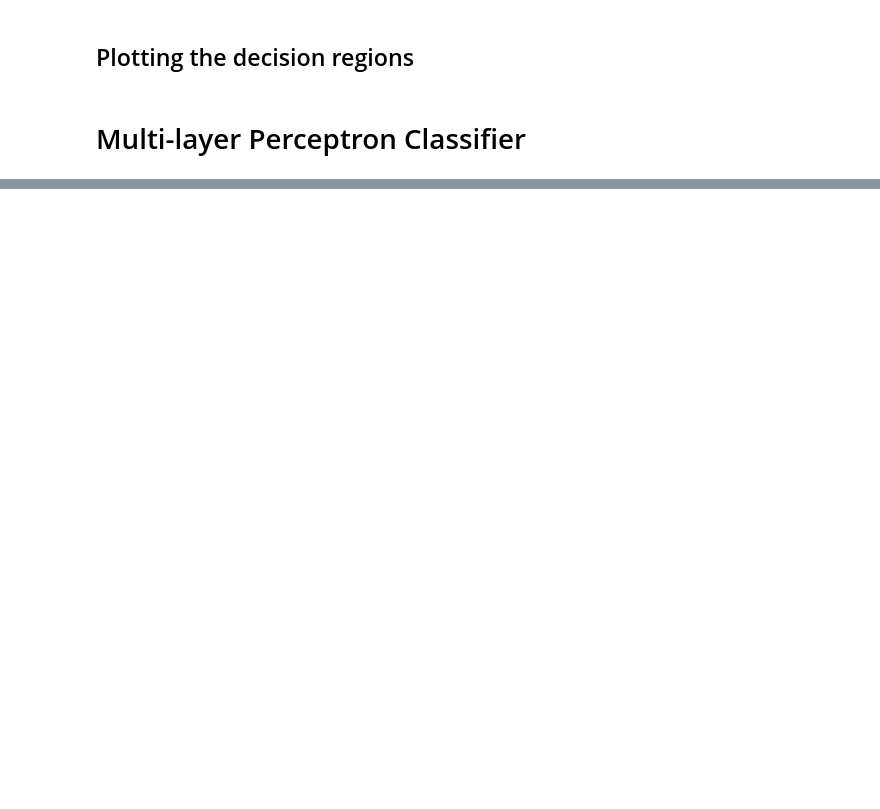
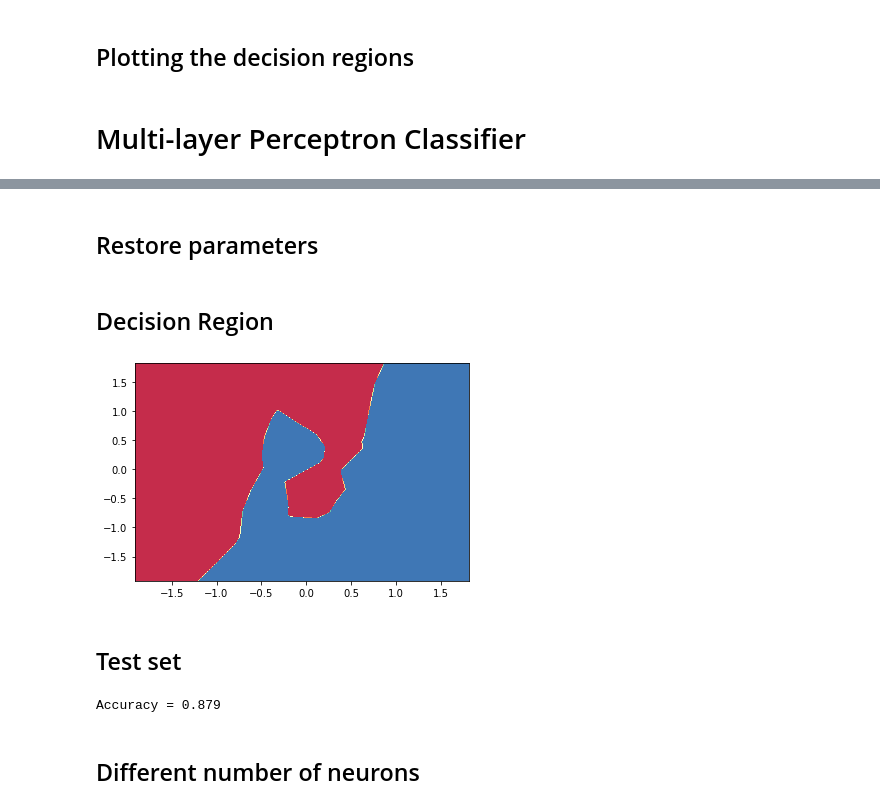
Before and after one commit to ito-rafael/IA006C-MachineLearning, a Jupyter notebook: efc3/notebooks/MLP.ipynb, the cells around one changed output, grey strips where cells are left out. Cells and saved outputs as stored; diff of their text form; code cells hidden in the pictures; blank space fills up the shorter version.

```diff
--- a/efc3/notebooks/MLP.ipynb
+++ b/efc3/notebooks/MLP.ipynb
@@ -73,3 +85,7 @@ Xt = scaler.transform(Xt_raw)
+# %%
+y = (y + 1) / 2
+yval = (yval + 1) / 2
+yt = (yt + 1) / 2
 # %% [markdown]
 # Data Visualization
 # %% [markdown]
@@ -216,2 +222,21 @@ plot_decision_regions(X, clf)
+# %% [markdown]
+## Restore parameters
+# %%
+mlp2 = MLPClassifier(**parameters)
+for i in range(epoch):
+    iterate(X, y, Xval, yval, mlp2)
+# %% [markdown]
+## Decision Region
+# %%
+plot_decision_regions(X, mlp2)
+plt.savefig(path + 'decision_region.png', dpi=300)
+# %% [output]
+[figure, added]
+# %% [markdown]
+## Test set
 # %%
-clf.score(Xt, yt)
+print('Accuracy =', mlp.score(Xt, yt))
+# %% [output]
+Accuracy = 0.879
+# %% [markdown]
+## Different number of neurons
```
Also changed, not shown: parts of 35 cells of this notebook, 17 other files.
